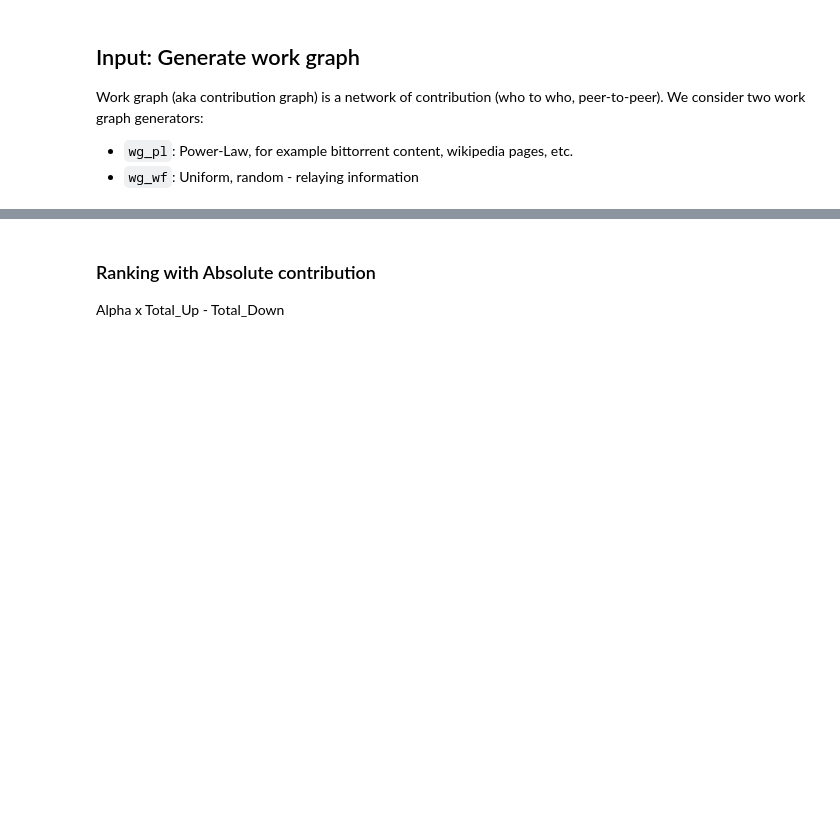
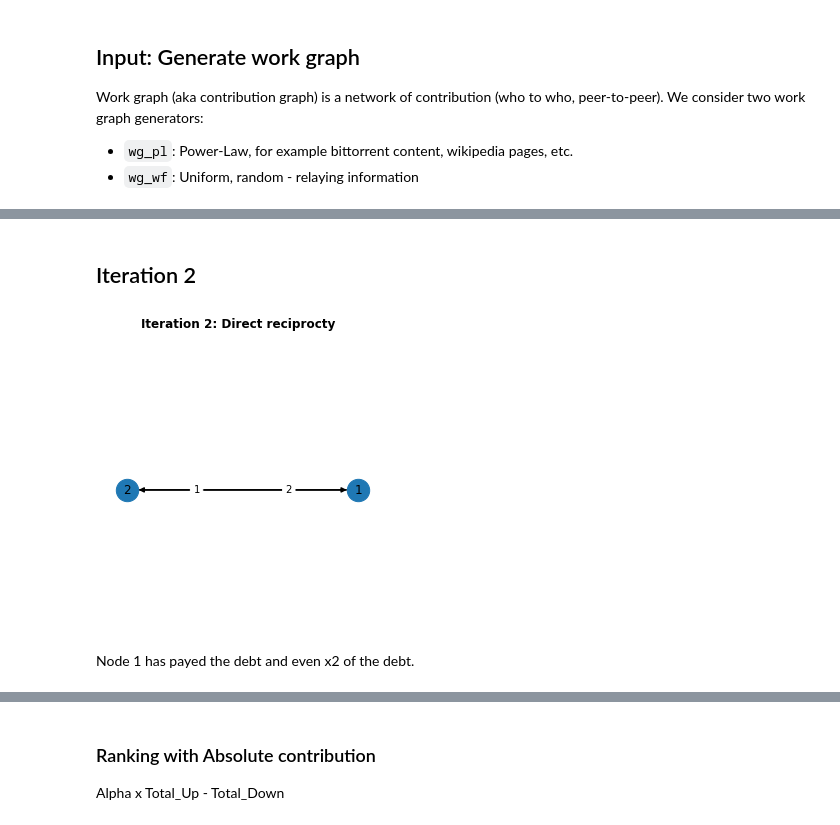
Before and after one commit to grimadas/network_accounting, a Jupyter notebook: experiments/00_Intro_Experiments.ipynb, the cells around one changed output, grey strips where cells are left out. Saved outputs shown, nothing was run; the diff lists cells and outputs as text; code cells hidden in the pictures; blank space fills up the shorter version.

```diff
--- a/experiments/00_Intro_Experiments.ipynb
+++ b/experiments/00_Intro_Experiments.ipynb
@@ -86,0 +219,13 @@ We consider following for the following trust accounting algorithms:
+# %% [markdown]
+## Iteration 2
+# %%
+# Interation 2: Direct reciprocity from node 1 - node serves the node 2
+
+G2 = G1.copy()
+G2.add_edge(2,1, weight=2)
+
+draw_nx(G2, subtitle='Iteration 2: Direct reciprocty')
+# %% [output]
+[figure, added]
+# %% [markdown]
+Node 1 has payed the debt and even x2 of the debt.
```
Also changed, not shown: parts of 26 cells of this notebook, 1 other file.
